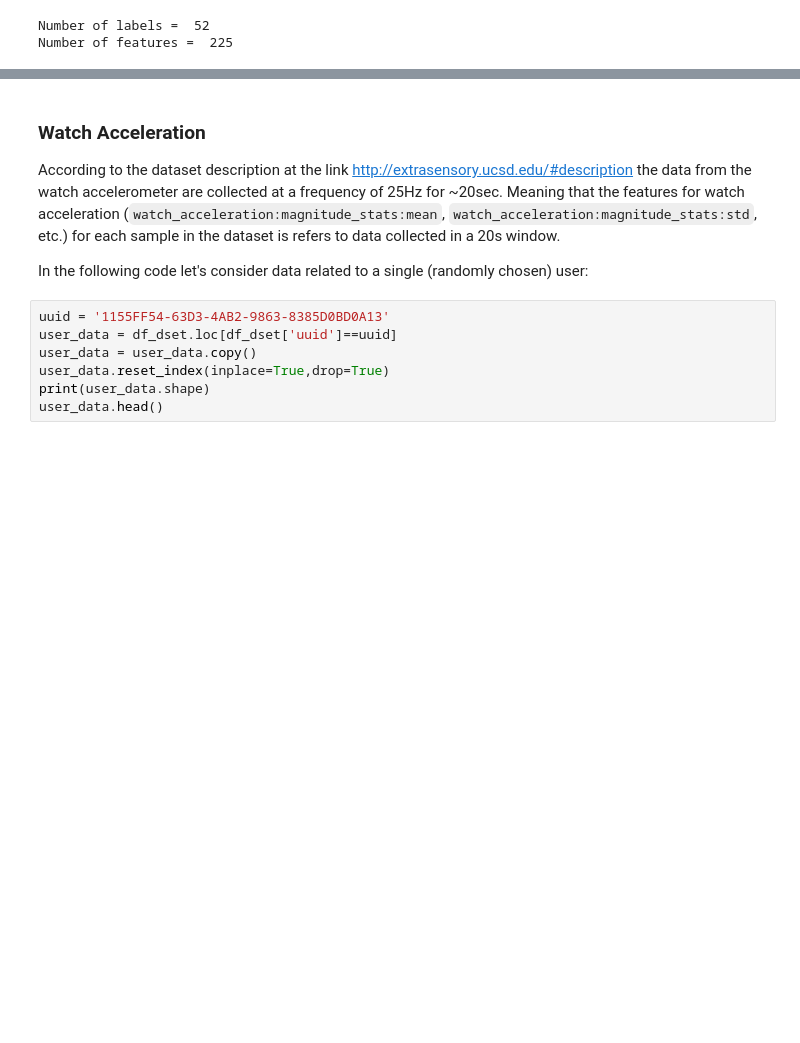
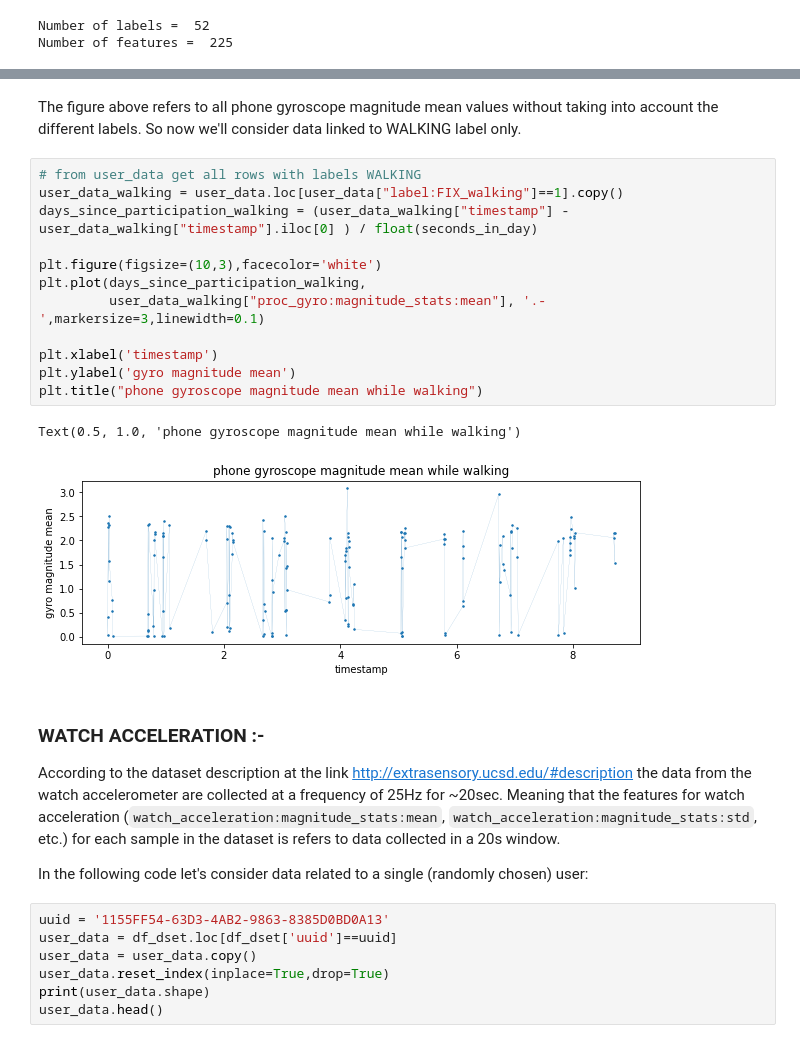
Before and after one commit to MariPS/Behavioral-Context-Recognition, a Jupyter notebook: exploratory-data-analysis.ipynb, the cells around one changed output, grey strips where cells are left out. Drawn from its saved outputs; the diff is of its cells as text; blank space fills up the shorter version.

```diff
--- a/exploratory-data-analysis.ipynb
+++ b/exploratory-data-analysis.ipynb
@@ -88,5 +192,23 @@ for each variable and the correlation between the single variable and the labels
+# %% [markdown]
+The figure above refers to all phone gyroscope magnitude mean values without taking into account the different labels.
+So now we'll consider data linked to WALKING label only.
+# %%
+# from user_data get all rows with labels WALKING
+user_data_walking = user_data.loc[user_data["label:FIX_walking"]==1].copy()
+days_since_participation_walking = (user_data_walking["timestamp"] - user_data_walking["timestamp"].iloc[0] ) / float(seconds_in_day)
+
+plt.figure(figsize=(10,3),facecolor='white')
+plt.plot(days_since_participation_walking,
+         user_data_walking["proc_gyro:magnitude_stats:mean"], '.-',markersize=3,linewidth=0.1)
+
+plt.xlabel('timestamp')
+plt.ylabel('gyro magnitude mean')
+plt.title("phone gyroscope magnitude mean while walking")
+# %% [output]
+Text(0.5, 1.0, 'phone gyroscope magnitude mean while walking')
+[figure, added]
 # %% [markdown]
-### Watch Acceleration
+### WATCH ACCELERATION :-
 According to the dataset description at the link http://extrasensory.ucsd.edu/#description the data from the watch
 accelerometer are collected at a frequency of 25Hz for ~20sec. Meaning that the features for watch acceleration
 (<code>watch_acceleration:magnitude_stats:mean</code>, <code>watch_acceleration:magnitude_stats:std</code>, etc.)
```
Also changed, not shown: parts of 16 cells of this notebook, 1 other file.
